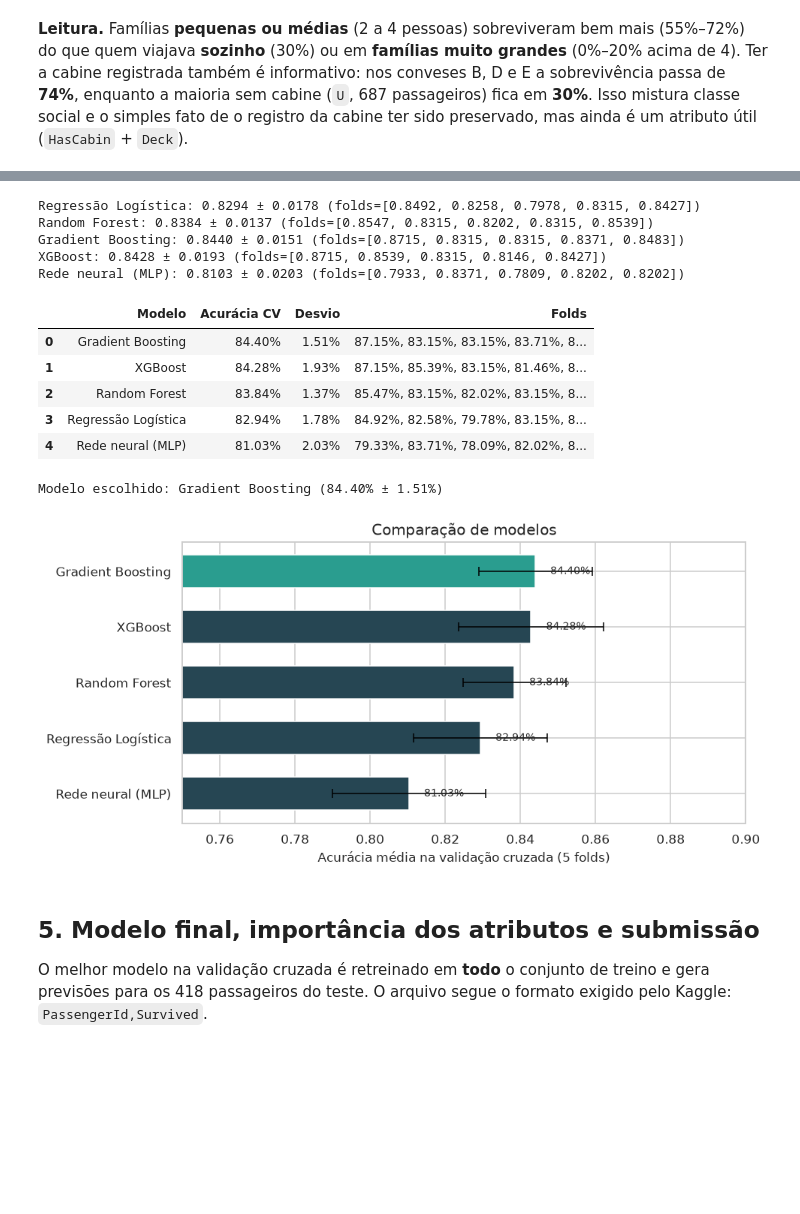
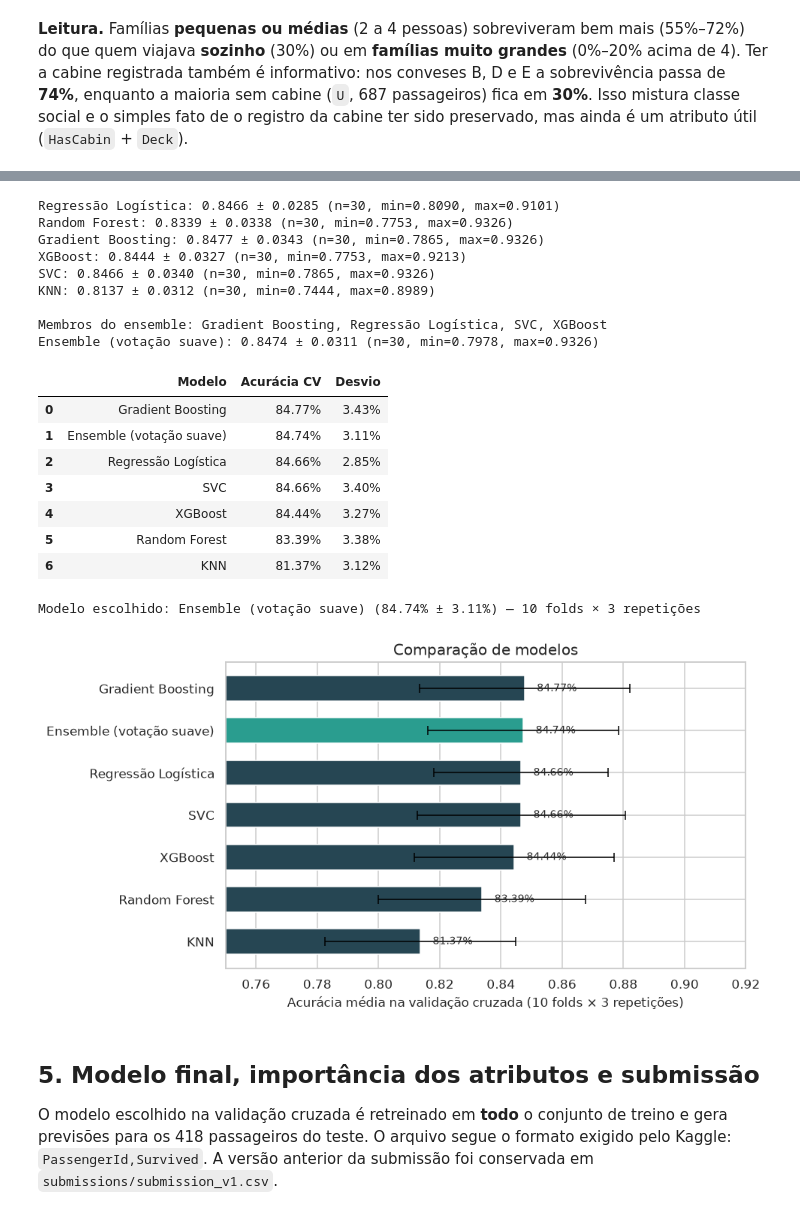
Before and after one commit to vinibrum10/kaggle-titanic, a Jupyter notebook: notebooks/titanic.ipynb, the cells around one changed output, grey strips where cells are left out. Saved outputs shown, nothing was run; the diff lists cells and outputs as text; code cells hidden in the pictures; blank space fills up the shorter version.

Commit message:
Melhora o modelo: FamilySurvival, ensemble e CV repetida

```diff
--- a/notebooks/titanic.ipynb
+++ b/notebooks/titanic.ipynb
@@ -213,7 +211,6 @@ sns.histplot(
 axes[0].set_title("Distribuição de idade (apenas idades conhecidas)")
 axes[0].set_xlabel("Idade")
 axes[0].set_ylabel("Densidade")
-# Legenda com nomes em português
 leg = axes[0].get_legend()
 if leg is not None:
     for text, label in zip(leg.get_texts(), ["Não sobreviveu", "Sobreviveu"]):
@@ -225,18 +222,15 @@ titulo = (
     train.groupby("Title")["Survived"]
     .agg(taxa="mean", n="count")
     .reindex(["Mrs", "Miss", "Master", "Rare", "Mr"])
-    .dropna()
 )
-axes[1].bar(titulo.index, titulo["taxa"], color=COR_ACCENT, width=0.65)
+cores_titulo = [COR_SURV if t != "Mr" else COR_DIED for t in titulo.index]
+axes[1].bar(titulo.index, titulo["taxa"], color=cores_titulo, width=0.7)
 axes[1].set_ylim(0, 1)
 axes[1].set_ylabel("Taxa de sobrevivência")
-axes[1].set_xlabel("Título extraído do nome")
 axes[1].set_title("Sobrevivência por título")
 for i, (taxa, n) in enumerate(zip(titulo["taxa"], titulo["n"])):
-    axes[1].text(i, taxa + 0.03, f"{taxa:.0%}\n(n={int(n)})", ha="center", fontsize=8)
+    axes[1].text(i, taxa + 0.03, f"{taxa:.1%}\n(n={int(n)})", ha="center", va="bottom", fontsize=8)
+
 fig.tight_layout()
 plt.show()
-
-print("Mediana de idade por título (base da imputação):")
-display(train.groupby("Title")["Age"].agg(mediana="median", n="count"))
 # %% [output]
@@ -271,10 +257,11 @@ cores = [COR_DIED if d == "U" else COR_SURV for d in deck.index]
 axes[1].bar(deck.index, deck["taxa"], color=cores, width=0.7)
 axes[1].set_xlabel("Convés (U = cabine desconhecida)")
 axes[1].set_ylabel("Taxa de sobrevivência")
-axes[1].set_title("Sobrevivência por convés da cabine")
+axes[1].set_title("Sobrevivência por convés")
 axes[1].set_ylim(0, 1)
 for i, (idx, row) in enumerate(deck.iterrows()):
     axes[1].text(i, row["taxa"] + 0.03, str(int(row["n"])), ha="center", fontsize=8)
+
 fig.tight_layout()
 plt.show()
 # %% [output]
@@ -340,65 +385,72 @@ Não fizemos uma busca exaustiva de hiperparâmetros de propósito: com tão pou
 # %%
-resultados = evaluate_models(X, y)
+resultados = evaluate_models(X, y, passenger_pool=pool)
 
 tabela = resultados.copy()
 tabela["Acurácia CV"] = tabela["cv_media"].map(lambda v: f"{v:.2%}")
 tabela["Desvio"] = tabela["cv_desvio"].map(lambda v: f"{v:.2%}")
-tabela["Folds"] = tabela["folds"].map(
-    lambda fs: ", ".join(f"{s:.2%}" for s in fs)
-)
 tabela = tabela.rename(columns={"modelo": "Modelo"})[
-    ["Modelo", "Acurácia CV", "Desvio", "Folds"]
+    ["Modelo", "Acurácia CV", "Desvio"]
 ]
 display(tabela)
 
-melhor = resultados.iloc[0]["modelo"]
-melhor_media = resultados.iloc[0]["cv_media"]
-melhor_desvio = resultados.iloc[0]["cv_desvio"]
-print(f"Modelo escolhido: {melhor} ({melhor_media:.2%} ± {melhor_desvio:.2%})")
+melhor_row = pick_best(resultados)
+melhor = melhor_row["modelo"]
+melhor_media = melhor_row["cv_media"]
+melhor_desvio = melhor_row["cv_desvio"]
+print(
+    f"Modelo escolhido: {melhor} ({melhor_media:.2%} ± {melhor_desvio:.2%}) "
+    f"— {N_SPLITS} folds × {N_REPEATS} repetições"
+)
 # %% [output]
-Regressão Logística: 0.8294 ± 0.0178 (folds=[0.8492, 0.8258, 0.7978, 0.8315, 0.8427])
-Random Forest: 0.8384 ± 0.0137 (folds=[0.8547, 0.8315, 0.8202, 0.8315, 0.8539])
-Gradient Boosting: 0.8440 ± 0.0151 (folds=[0.8715, 0.8315, 0.8315, 0.8371, 0.8483])
-XGBoost: 0.8428 ± 0.0193 (folds=[0.8715, 0.8539, 0.8315, 0.8146, 0.8427])
-Rede neural (MLP): 0.8103 ± 0.0203 (folds=[0.7933, 0.8371, 0.7809, 0.8202, 0.8202])
+Regressão Logística: 0.8466 ± 0.0285 (n=30, min=0.8090, max=0.9101)
+Random Forest: 0.8339 ± 0.0338 (n=30, min=0.7753, max=0.9326)
+Gradient Boosting: 0.8477 ± 0.0343 (n=30, min=0.7865, max=0.9326)
+XGBoost: 0.8444 ± 0.0327 (n=30, min=0.7753, max=0.9213)
+SVC: 0.8466 ± 0.0340 (n=30, min=0.7865, max=0.9326)
+KNN: 0.8137 ± 0.0312 (n=30, min=0.7444, max=0.8989)
+
+Membros do ensemble: Gradient Boosting, Regressão Logística, SVC, XGBoost
+Ensemble (votação suave): 0.8474 ± 0.0311 (n=30, min=0.7978, max=0.9326)
-|  | Modelo | Acurácia CV | Desvio | Folds |
-| 0 | Gradient Boosting | 84.40% | 1.51% | 87.15%, 83.15%, 83.15%, 83.71%, 8... |
-| 1 | XGBoost | 84.28% | 1.93% | 87.15%, 85.39%, 83.15%, 81.46%, 8... |
-| 2 | Random Forest | 83.84% | 1.37% | 85.47%, 83.15%, 82.02%, 83.15%, 8... |
-| 3 | Regressão Logística | 82.94% | 1.78% | 84.92%, 82.58%, 79.78%, 83.15%, 8... |
-| 4 | Rede neural (MLP) | 81.03% | 2.03% | 79.33%, 83.71%, 78.09%, 82.02%, 8... |
+|  | Modelo | Acurácia CV | Desvio |
+| 0 | Gradient Boosting | 84.77% | 3.43% |
+| 1 | Ensemble (votação suave) | 84.74% | 3.11% |
+| 2 | Regressão Logística | 84.66% | 2.85% |
+| 3 | SVC | 84.66% | 3.40% |
+| 4 | XGBoost | 84.44% | 3.27% |
+| 5 | Random Forest | 83.39% | 3.38% |
+| 6 | KNN | 81.37% | 3.12% |
-Modelo escolhido: Gradient Boosting (84.40% ± 1.51%)
+Modelo escolhido: Ensemble (votação suave) (84.74% ± 3.11%) — 10 folds × 3 repetições
 # %%
-fig, ax = plt.subplots(figsize=(9, 4.5))
+fig, ax = plt.subplots(figsize=(9, 4.8))
 ordem = resultados.sort_values("cv_media")
 cores_bar = [COR_SURV if m == melhor else COR_ACCENT for m in ordem["modelo"]]
 ax.barh(ordem["modelo"], ordem["cv_media"], color=cores_bar, height=0.6)
 ax.errorbar(
     ordem["cv_media"],
     ordem["modelo"],
     xerr=ordem["cv_desvio"],
     fmt="none",
     ecolor="black",
     capsize=4,
     lw=1,
 )
-ax.set_xlim(0.75, 0.90)
-ax.set_xlabel("Acurácia média na validação cruzada (5 folds)")
+ax.set_xlim(0.75, 0.92)
+ax.set_xlabel("Acurácia média na validação cruzada (10 folds × 3 repetições)")
 ax.set_title("Comparação de modelos")
 for y_pos, (_, row) in enumerate(ordem.iterrows()):
     ax.text(
         row["cv_media"] + 0.004,
         y_pos,
         f"{row['cv_media']:.2%}",
         va="center",
         fontsize=9,
     )
 fig.tight_layout()
 plt.show()
 # %% [output]
-[figure, old version]
+[figure, new version]
 # %% [markdown]
 ## 5. Modelo final, importância dos atributos e submissão
 
-O melhor modelo na validação cruzada é retreinado em **todo** o conjunto de treino e gera previsões para os 418 passageiros do teste. O arquivo segue o formato exigido pelo Kaggle: `PassengerId,Survived`.
+O modelo escolhido na validação cruzada é retreinado em **todo** o conjunto de treino e gera previsões para os 418 passageiros do teste. O arquivo segue o formato exigido pelo Kaggle: `PassengerId,Survived`. A versão anterior da submissão foi conservada em `submissions/submission_v1.csv`.
 # %%
```
Also changed, not shown: parts of 18 cells of this notebook.
